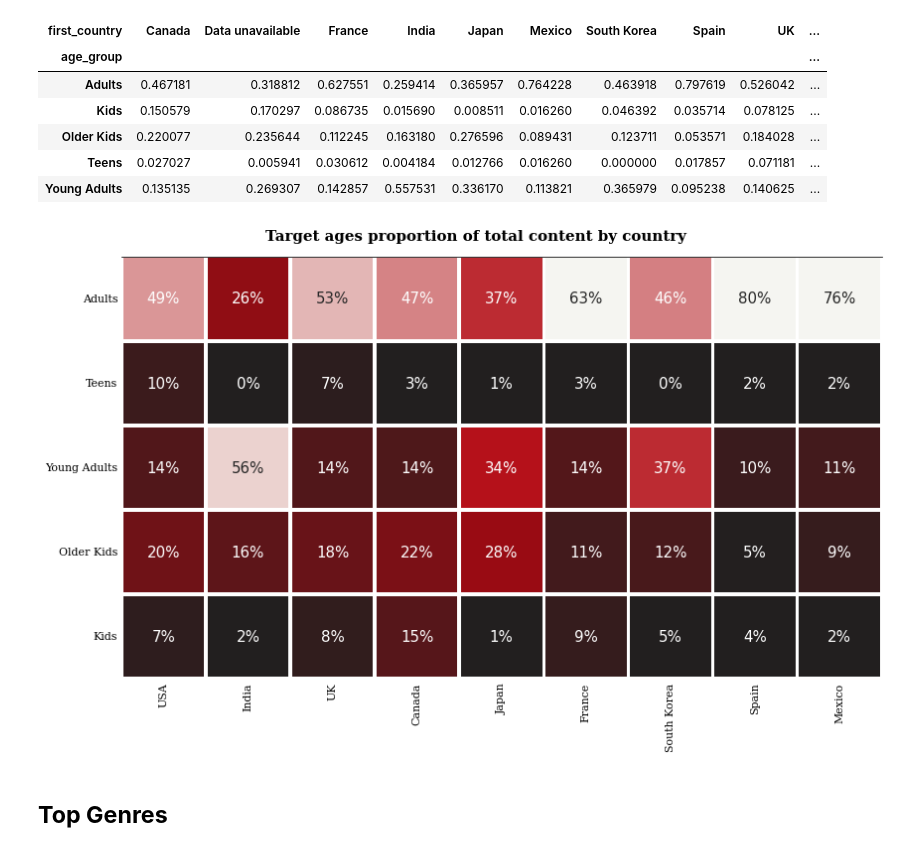
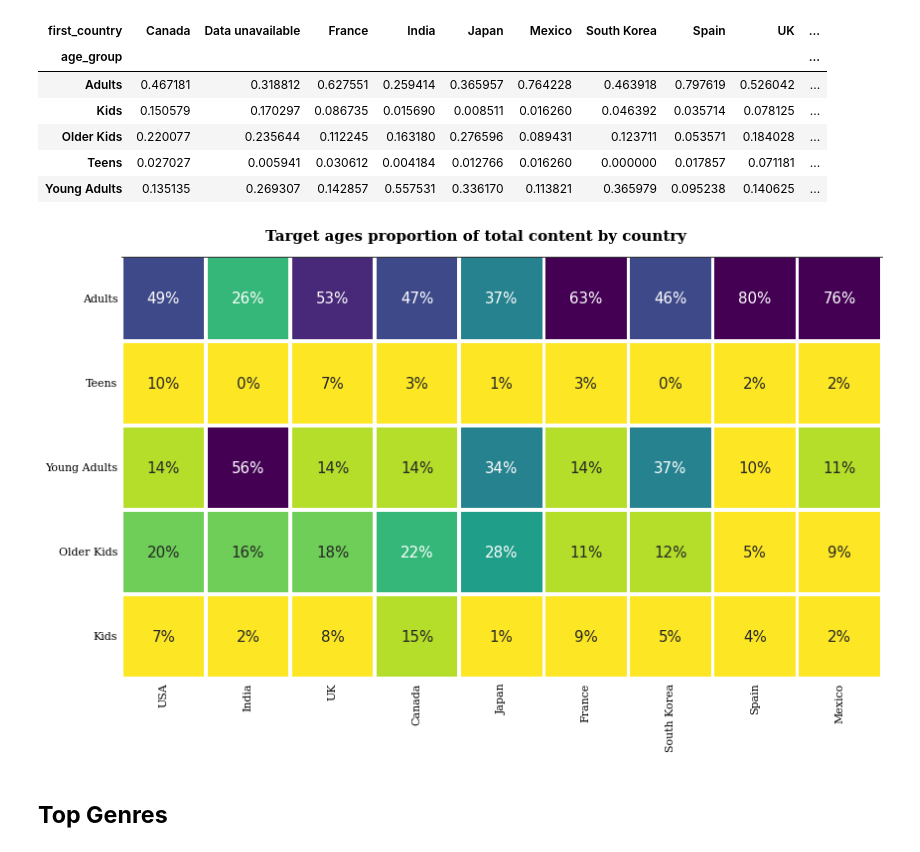
Before and after one commit to lakummahesh/Unsupervised-ML-Capstone-Project-Netflix-Movies-and-TV-Shows-Clustering, a Jupyter notebook: NETFLIX_MOVIES_AND_TV_SHOWS_CLUSTERING.ipynb, the cells around one changed output. Cells and saved outputs as stored; diff of their text form; code cells hidden in the pictures.

```diff
--- a/NETFLIX_MOVIES_AND_TV_SHOWS_CLUSTERING.ipynb
+++ b/NETFLIX_MOVIES_AND_TV_SHOWS_CLUSTERING.ipynb
@@ -457,30 +458,31 @@ netflix_heatmap
 | Young Adults | 0.135135 | 0.269307 | 0.142857 | 0.557531 | 0.336170 | 0.113821 | 0.365979 | 0.095238 | 0.140625 | ... |
 # %%
 import matplotlib
+from matplotlib.colors import ListedColormap, LinearSegmentedColormap
 # Plotting the heatmap
-# Custom colour map based on Netflix palette
-cmap = matplotlib.colors.LinearSegmentedColormap.from_list("", ['#221f1f', '#b20710','#f5f5f1'])
+
+cmap = px.colors.sequential.Viridis_r
 fig, ax = plt.subplots(1, 1, figsize=(12, 12))
 country_order2 = ['USA', 'India', 'UK', 'Canada', 'Japan', 'France', 'South Korea', 'Spain','Mexico']
 age_order = ['Adults', 'Teens', 'Young Adults', 'Older Kids', 'Kids']
 
 sns.heatmap(netflix_heatmap.loc[age_order,country_order2],cmap=cmap,square=True, linewidth=2.5,cbar=False,
             annot=True,fmt='2.0%',vmax=.6,vmin=0.05,ax=ax,annot_kws={"fontsize":15})
 
 ax.spines['top'].set_visible(True)
 
 fig.text(.76,.765, 'Target ages proportion of total content by country', fontweight='bold', fontfamily='serif', fontsize=15,ha='right')
 
 ax.set_yticklabels(ax.get_yticklabels(), fontfamily='serif', rotation = 0, fontsize=11)
 ax.set_xticklabels(ax.get_xticklabels(), fontfamily='serif', rotation=90, fontsize=11)
 
 ax.set_ylabel('')
 ax.set_xlabel('')
 ax.tick_params(axis=u'both', which=u'both',length=0)
 plt.tight_layout()
 plt.show()
 # %% [output]
-[figure, old version]
+[figure, new version]
 # %% [markdown]
 ## **Top Genres**
 # %%
```
Also changed, not shown: parts of 10 cells of this notebook.
